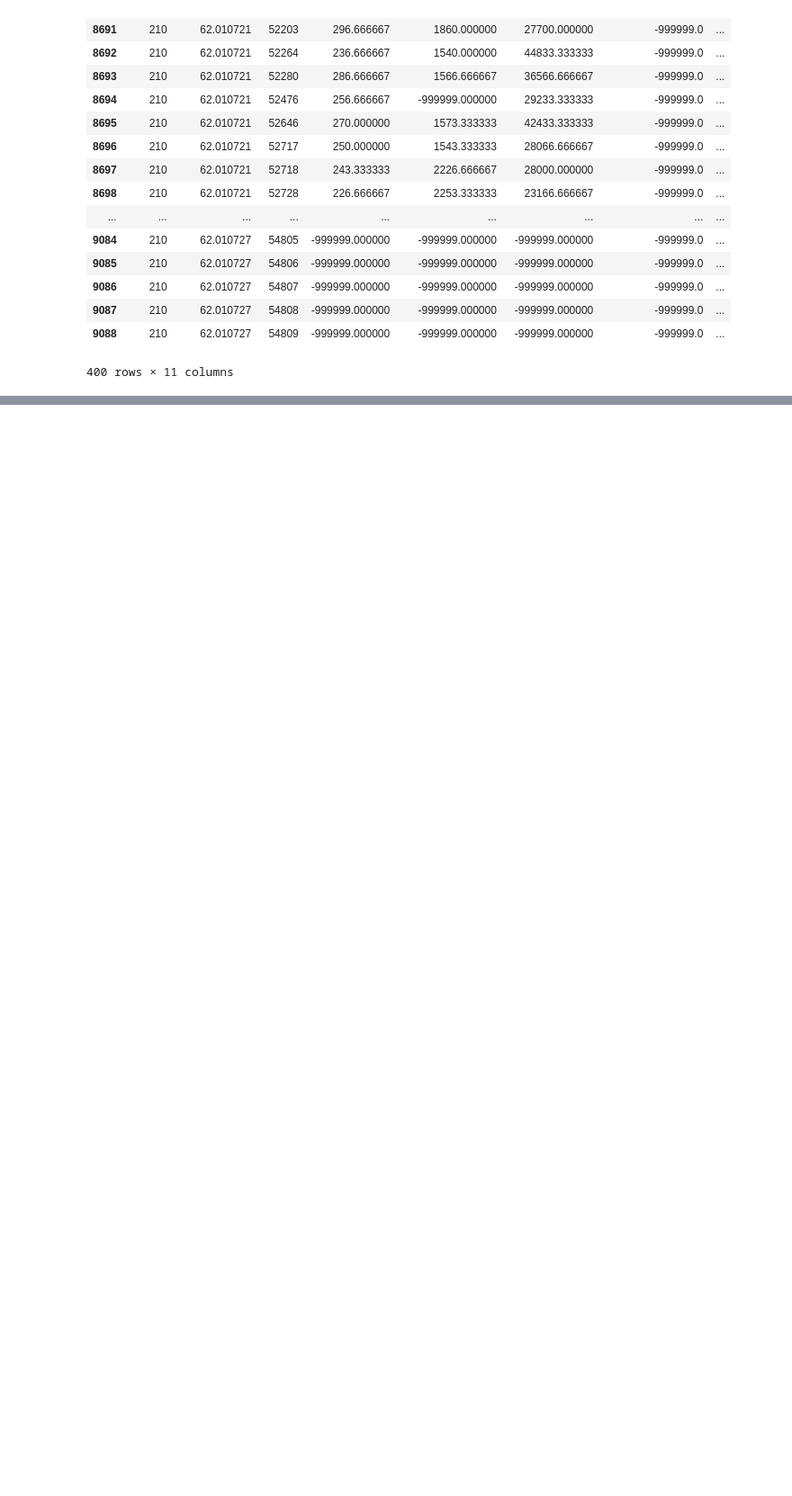
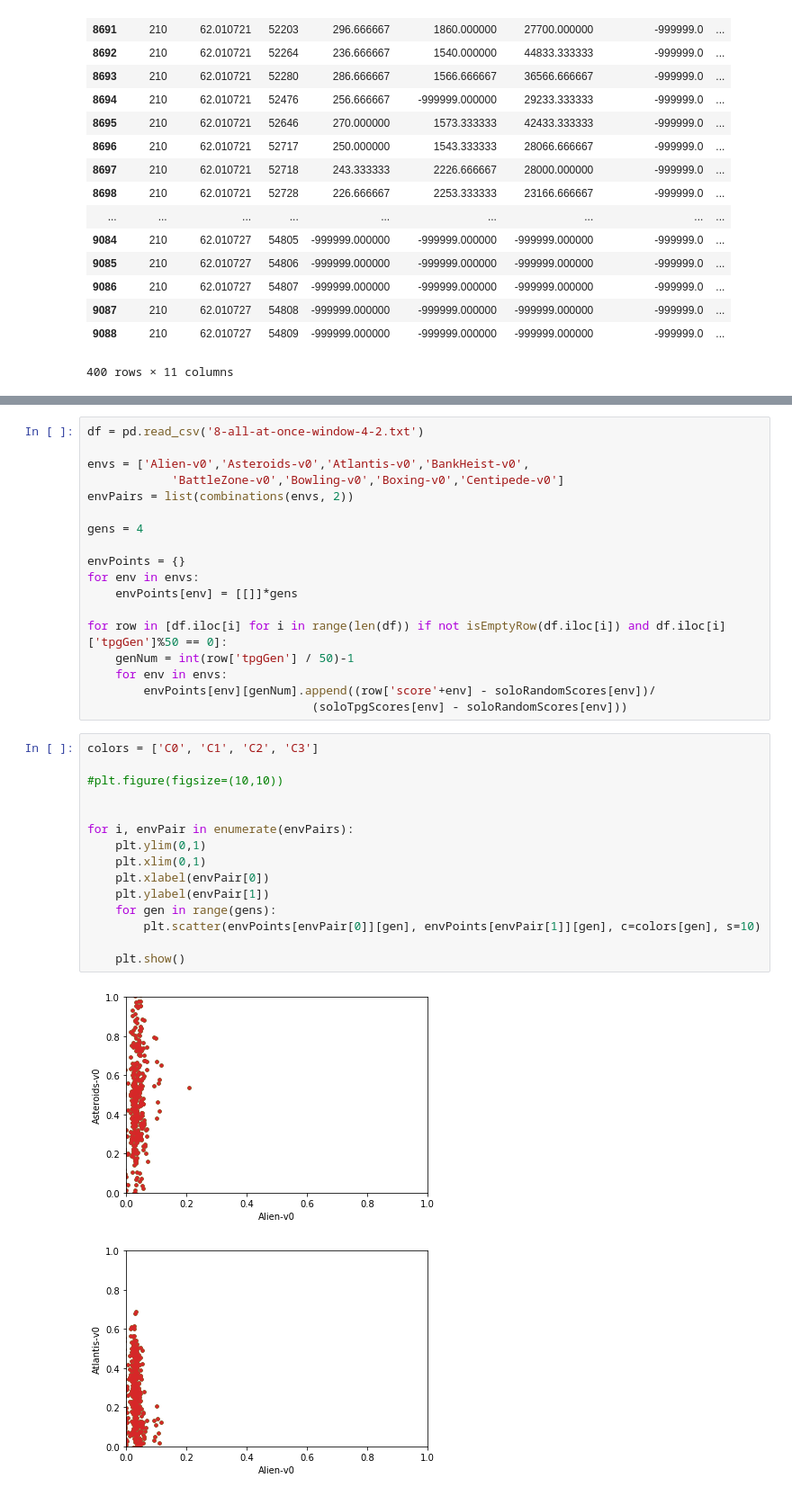
Before and after one commit to Ryan-Amaral/general-game-playing-tpg, a Jupyter notebook: tpg-outcomes/outcomes.ipynb, the cells around one changed output, grey strips where cells are left out. Shown at 90% size. Saved outputs shown, nothing was run; the diff lists cells and outputs as text; blank space fills up the shorter version.

```diff
--- a/tpg-outcomes/outcomes.ipynb
+++ b/tpg-outcomes/outcomes.ipynb
@@ -102,0 +128,36 @@ df.tail(400)
+# %%
+df = pd.read_csv('8-all-at-once-window-4-2.txt')
+
+envs = ['Alien-v0','Asteroids-v0','Atlantis-v0','BankHeist-v0',
+            'BattleZone-v0','Bowling-v0','Boxing-v0','Centipede-v0']
+envPairs = list(combinations(envs, 2))
+
+gens = 4
+
+envPoints = {}
+for env in envs:
+    envPoints[env] = [[]]*gens
+
+for row in [df.iloc[i] for i in range(len(df)) if not isEmptyRow(df.iloc[i]) and df.iloc[i]['tpgGen']%50 == 0]:
+    genNum = int(row['tpgGen'] / 50)-1
+    for env in envs:
+        envPoints[env][genNum].append((row['score'+env] - soloRandomScores[env])/
+                                (soloTpgScores[env] - soloRandomScores[env]))
+# %%
+colors = ['C0', 'C1', 'C2', 'C3']
+
+#plt.figure(figsize=(10,10))
+
+
+for i, envPair in enumerate(envPairs):
+    plt.ylim(0,1)
+    plt.xlim(0,1)
+    plt.xlabel(envPair[0])
+    plt.ylabel(envPair[1])
+    for gen in range(gens):
+        plt.scatter(envPoints[envPair[0]][gen], envPoints[envPair[1]][gen], c=colors[gen], s=10)
+
+    plt.show()
+# %% [output]
+[figure, added]
+[figure, added]
```
Also changed, not shown: parts of 3 cells of this notebook.
